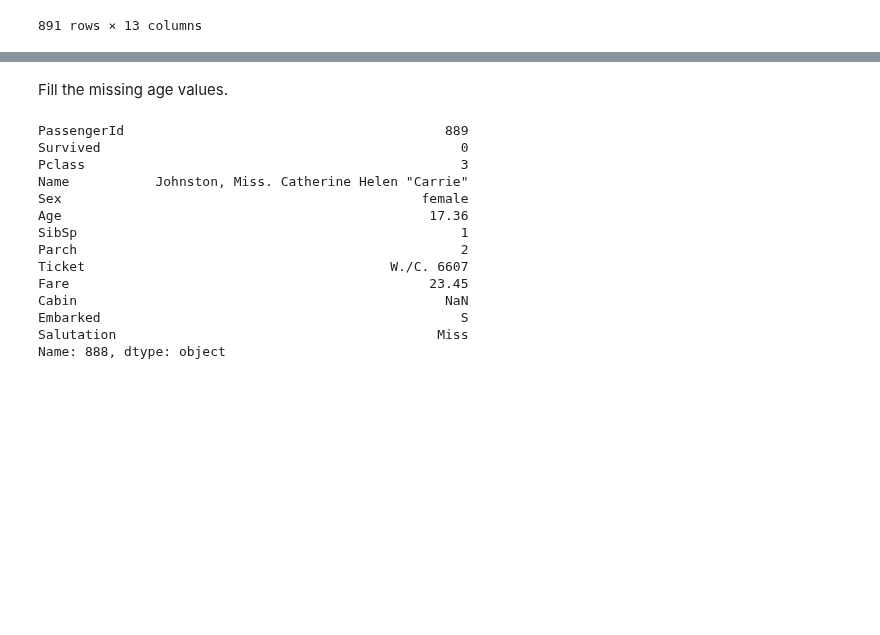
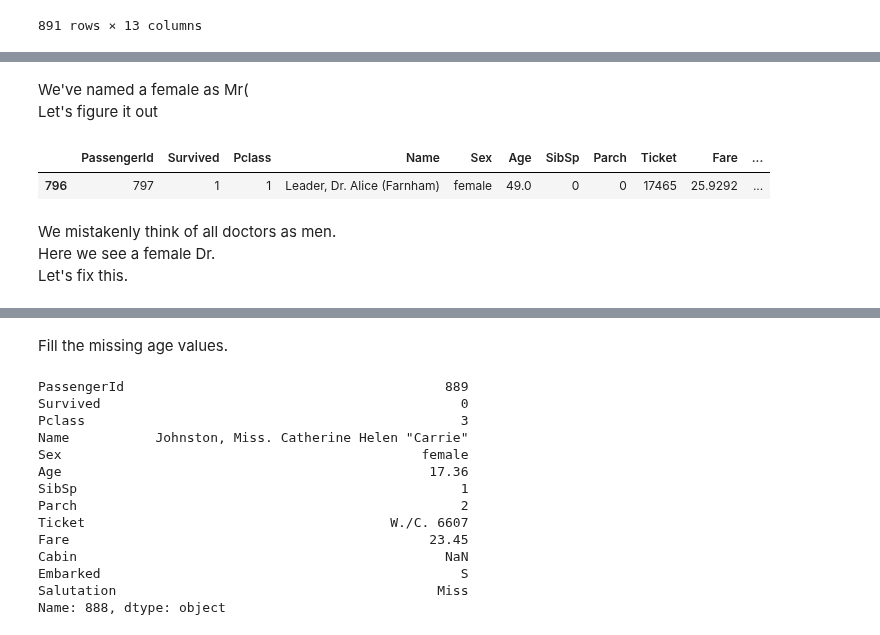
Before and after one commit to IgorBeHolder/Netology, a Jupyter notebook: Titanic.ipynb, the cells around one changed output, grey strips where cells are left out. Drawn from its saved outputs; the diff is of its cells as text; code cells hidden in the pictures; blank space fills up the shorter version.

```diff
--- a/Titanic.ipynb
+++ b/Titanic.ipynb
@@ -207,0 +226,12 @@ Now we can define a passenger Age by his (her) Salutation.
+# %% [markdown]
+We've named a female as Mr(
+Let's figure it out
+# %%
+df[(df.Salutation=='Mr') & (df.Sex=='female')].head(10)
+# %% [output]
+|  | PassengerId | Survived | Pclass | Name | Sex | Age | SibSp | Parch | Ticket | Fare | ... |
+| 796 | 797 | 1 | 1 | Leader, Dr. Alice (Farnham) | female | 49.0 | 0 | 0 | 17465 | 25.9292 | ... |
+# %% [markdown]
+We mistakenly think of all doctors as men.
+Here we see a female Dr.
+Let's fix this.
```
Also changed, not shown: parts of 89 cells of this notebook, 1 other file.
